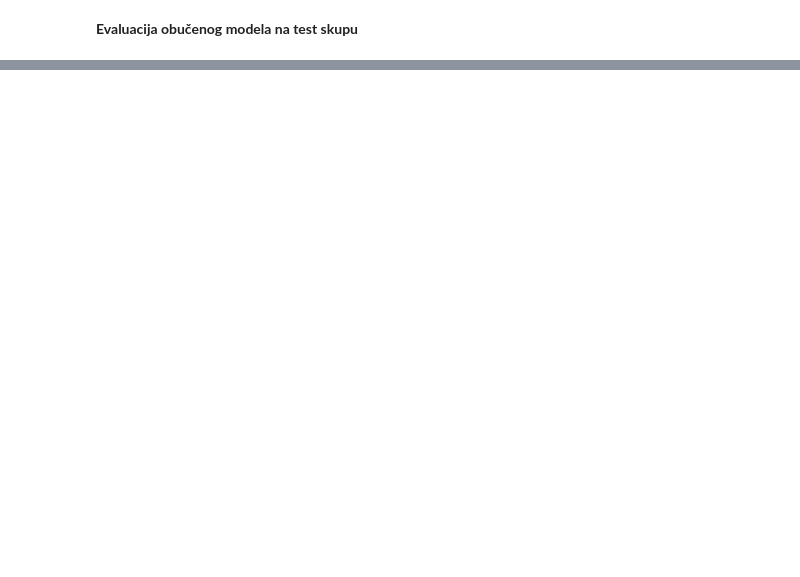
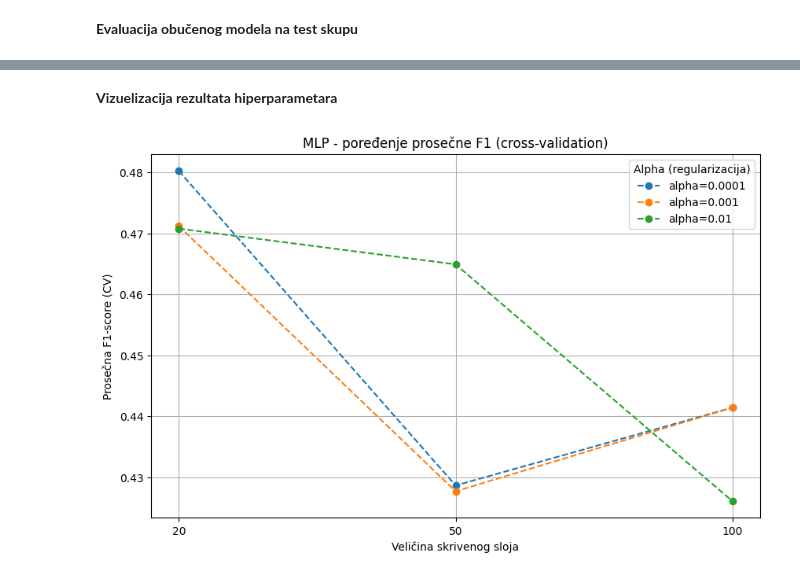
Before and after one commit to ilijaaaa/siap, a Jupyter notebook: siap.ipynb, the cells around one changed output, grey strips where cells are left out. Saved outputs shown, nothing was run; the diff lists cells and outputs as text; code cells hidden in the pictures; blank space fills up the shorter version.

```diff
--- a/siap.ipynb
+++ b/siap.ipynb
@@ -704,0 +951,18 @@ plt.show()
+# %%
+param_grid_mlp = {
+    "mlp__hidden_layer_sizes": [(20), (50), (100)],
+    "mlp__alpha": [0.0001, 0.001, 0.01]
+}
+
+grid_mlp = GridSearchCV(
+    pipeline_mlp,
+    param_grid_mlp,
+    cv=5,
+    scoring="f1_macro",
+    n_jobs=-1
+)
+
+grid_mlp.fit(X_train, y_train)
+
+print("Najbolji hiperparametri (MLP):", grid_mlp.best_params_)
+print("Najbolji prosečni F1 (CV):", grid_mlp.best_score_)
@@ -704,0 +988,25 @@ plt.show()
+# %% [markdown]
+**Vizuelizacija rezultata hiperparametara**
+# %%
+results = pd.DataFrame(grid_mlp.cv_results_)
+
+plt.figure(figsize=(10, 6))
+
+for alpha in param_grid_mlp['mlp__alpha']:
+    subset = results[results['param_mlp__alpha'] == alpha]
+    plt.plot(
+        [str(h) for h in subset['param_mlp__hidden_layer_sizes']],
+        subset['mean_test_score'],
+        marker='o',
+        linestyle='dashed',
+        label=f'alpha={alpha}'
+    )
+
+plt.title('MLP - poređenje prosečne F1 (cross-validation)')
+plt.xlabel('Veličina skrivenog sloja')
+plt.ylabel('Prosečna F1-score (CV)')
+plt.legend(title="Alpha (regularizacija)")
+plt.grid(True)
+plt.show()
+# %% [output]
+[figure, added]
```
Also changed, not shown: parts of 82 cells of this notebook.
